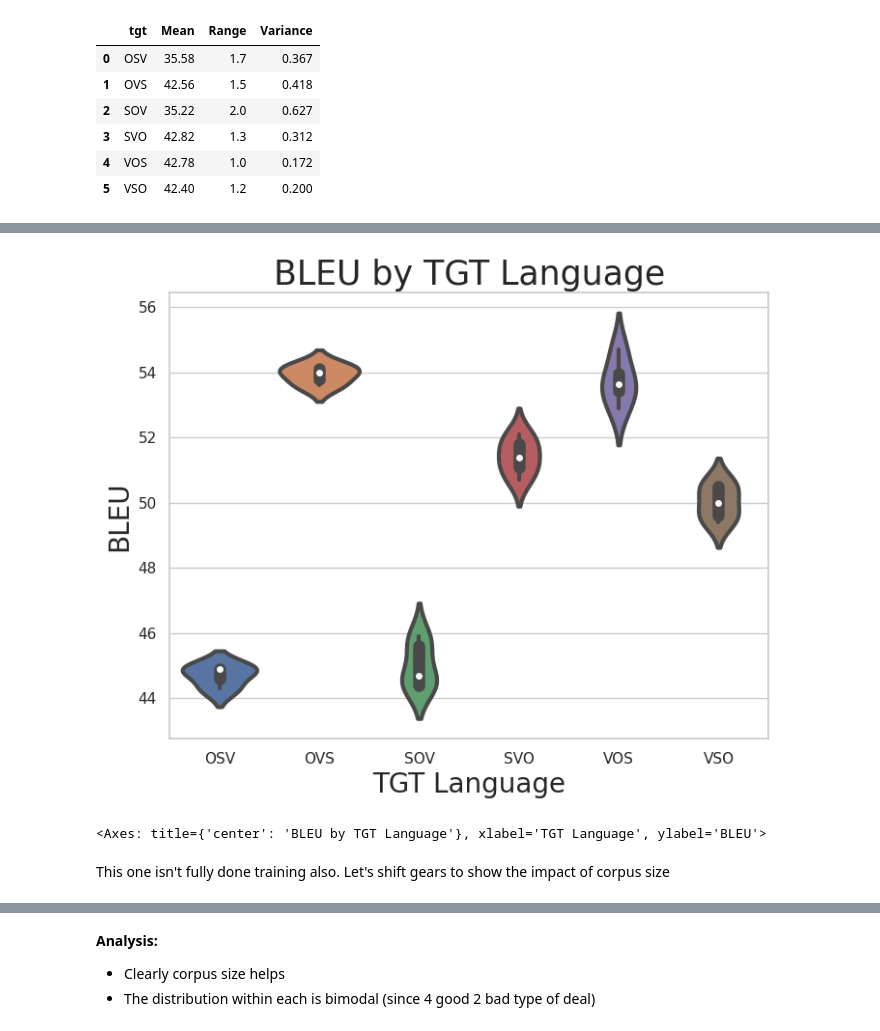
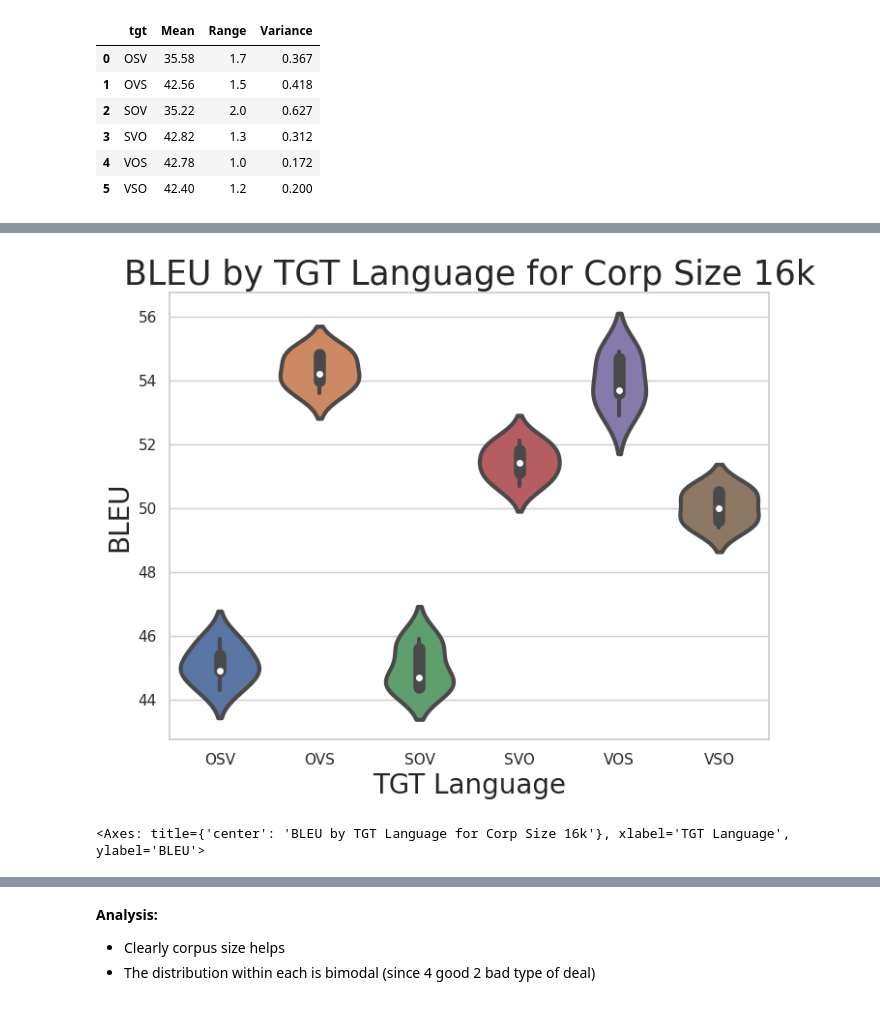
Before and after one commit to Mark-Hopkins-at-Williams/testperanto, a Jupyter notebook: experiment_pipeline/src/analysis.ipynb, the cells around one changed output, grey strips where cells are left out. Drawn from its saved outputs; the diff is of its cells as text; code cells hidden in the pictures.

```diff
--- a/experiment_pipeline/src/analysis.ipynb
+++ b/experiment_pipeline/src/analysis.ipynb
@@ -142,7 +142,8 @@ def get_data(exp_name='svo_perm'):
         print(f"{exp_name} hasn't been fully analyzed yet.")
 
     df['name']  = df['src'].str.lower() + "_" + df['tgt'].str.lower()
-    df['is_id'] = np.any([(df['src'] + "_id" == df['tgt']),(df['tgt'] + '_id' == df['src'])])
+    df['is_id'] = ((df['src'] + "_id" == df['tgt']) | (df['src'] == df['tgt'] + '_id'))
+    df['last'] = df['tgt'].apply(lambda x : x[-1])
     df['normalized_steps'] = df['num_steps'] / df['corpus_length'] # prop to num_epochs
 
     return df
@@ -648,5 +658,5 @@ plot_by_len(df, 16000)
 # %%
-df_16k = df[df['corpus_length'] == 16000].drop(['is_id', 'normalized_steps', 'chrF2', 'corpus_length'], axis=1)
+df_16k = df[(df['corpus_length'] == 16000) & (df['is_id'] == False)].drop(['is_id', 'normalized_steps', 'chrF2', 'corpus_length'], axis=1)
 
 df_16k.head()
 # %% [output]
@@ -675,8 +685,6 @@ violinplot(df_16k['src'], df_16k['bleu'], xlabel = 'SRC Language', ylabel = "BLE
 <Axes: title={'center': 'BLEU by SRC Language'}, xlabel='SRC Language', ylabel='BLEU'>
 # %%
-violinplot(df_16k['tgt'], df_16k['bleu'], xlabel = 'TGT Language', ylabel = "BLEU")
+violinplot(df_16k['tgt'], df_16k['bleu'], xlabel = "TGT Language", ylabel= 'BLEU', title = 'BLEU by TGT Language for Corp Size 16k')
 # %% [output]
-[figure, old version]
+[figure, new version]
-<Axes: title={'center': 'BLEU by TGT Language'}, xlabel='TGT Language', ylabel='BLEU'>
+<Axes: title={'center': 'BLEU by TGT Language for Corp Size 16k'}, xlabel='TGT Language', ylabel='BLEU'>
-# %% [markdown]
-This one isn't fully done training also. Let's shift gears to show the impact of corpus size
```
Also changed, not shown: parts of 41 cells of this notebook, 6 other files.
